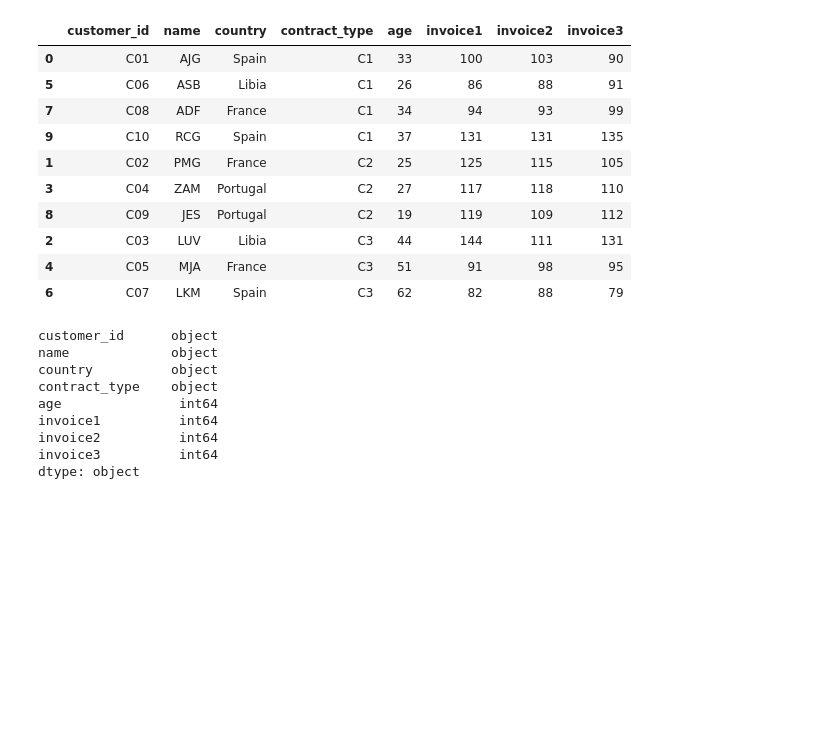
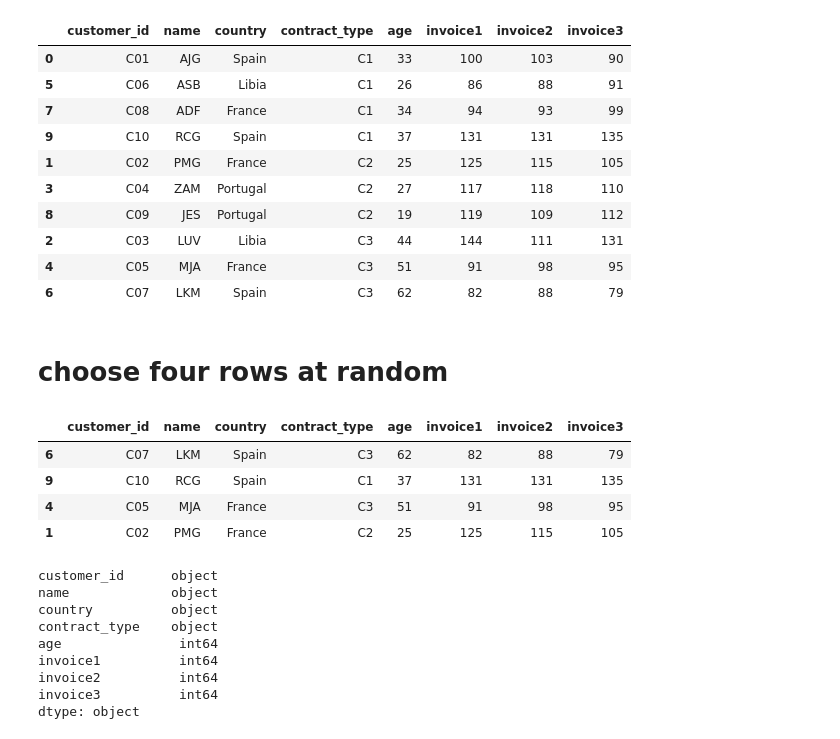
Before and after one commit to intisar2024/master_ITM, a Jupyter notebook: Assesment_M04.ipynb, the cells around one changed output. Cells and saved outputs as stored; diff of their text form; code cells hidden in the pictures; blank space fills up the shorter version.

```diff
--- a/Assesment_M04.ipynb
+++ b/Assesment_M04.ipynb
@@ -293,6 +295,17 @@ df_xyz_sorted
 | 2 | C03 | LUV | Libia | C3 | 44 | 144 | 111 | 131 |
 | 4 | C05 | MJA | France | C3 | 51 | 91 | 98 | 95 |
 | 6 | C07 | LKM | Spain | C3 | 62 | 82 | 88 | 79 |
+# %% [markdown]
+# **choose four rows at random**
+# %%
+sampled_df=df_xyz.sample(n=4)
+sampled_df
+# %% [output]
+|  | customer_id | name | country | contract_type | age | invoice1 | invoice2 | invoice3 |
+| 6 | C07 | LKM | Spain | C3 | 62 | 82 | 88 | 79 |
+| 9 | C10 | RCG | Spain | C1 | 37 | 131 | 131 | 135 |
+| 4 | C05 | MJA | France | C3 | 51 | 91 | 98 | 95 |
+| 1 | C02 | PMG | France | C2 | 25 | 125 | 115 | 105 |
 # %%
 df_xyz.dtypes
 # %% [output]
```
Also changed, not shown: parts of 1 cell of this notebook.
